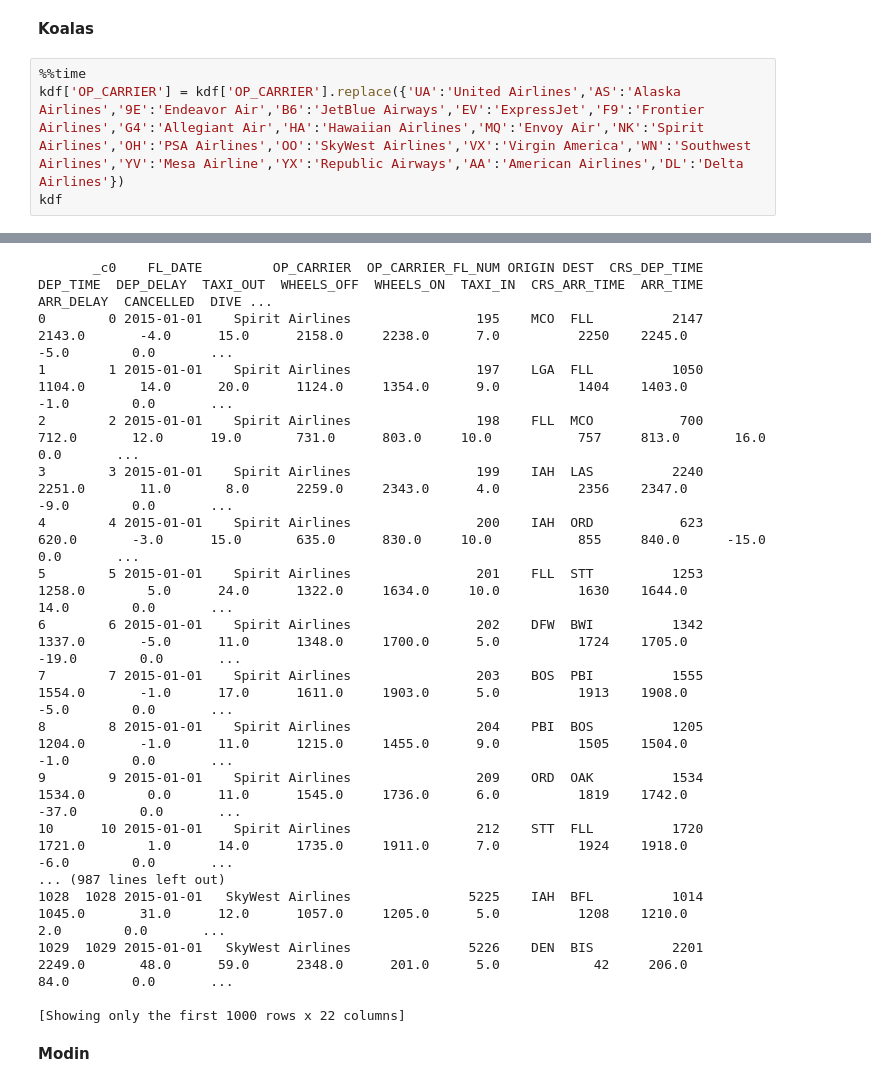
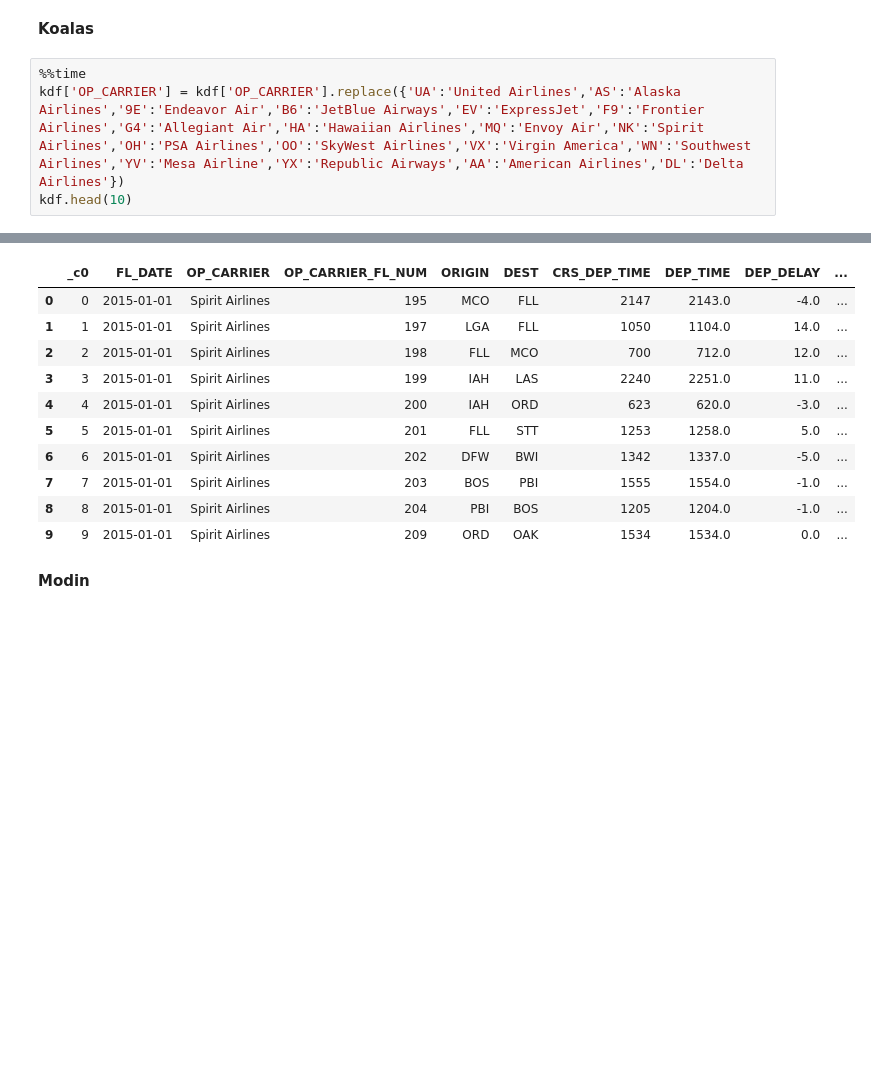
Before and after one commit to drshahizan/Python-big-data, a Jupyter notebook: Project/High Five/ProjectHPDP_GroupHighFive.ipynb, the cells around one changed output, grey strips where cells are left out. Drawn from its saved outputs; the diff is of its cells as text; blank space fills up the shorter version.

```diff
--- a/Project/High Five/ProjectHPDP_GroupHighFive.ipynb
+++ b/Project/High Five/ProjectHPDP_GroupHighFive.ipynb
@@ -502,5 +502,5 @@ Wall time: 6.9 s
 # %%
 %%time
 kdf['OP_CARRIER'] = kdf['OP_CARRIER'].replace({'UA':'United Airlines','AS':'Alaska Airlines','9E':'Endeavor Air','B6':'JetBlue Airways','EV':'ExpressJet','F9':'Frontier Airlines','G4':'Allegiant Air','HA':'Hawaiian Airlines','MQ':'Envoy Air','NK':'Spirit Airlines','OH':'PSA Airlines','OO':'SkyWest Airlines','VX':'Virgin America','WN':'Southwest Airlines','YV':'Mesa Airline','YX':'Republic Airways','AA':'American Airlines','DL':'Delta Airlines'})
-kdf
+kdf.head(10)
 # %% [output]
@@ -509,20 +509,14 @@ Wall time: 361 ms
-       _c0    FL_DATE         OP_CARRIER  OP_CARRIER_FL_NUM ORIGIN DEST  CRS_DEP_TIME  DEP_TIME  DEP_DELAY  TAXI_OUT  WHEELS_OFF  WHEELS_ON  TAXI_IN  CRS_ARR_TIME  ARR_TIME  ARR_DELAY  CANCELLED  DIVE ...
-0        0 2015-01-01    Spirit Airlines                195    MCO  FLL          2147    2143.0       -4.0      15.0      2158.0     2238.0      7.0          2250    2245.0       -5.0        0.0       ...
-1        1 2015-01-01    Spirit Airlines                197    LGA  FLL          1050    1104.0       14.0      20.0      1124.0     1354.0      9.0          1404    1403.0       -1.0        0.0       ...
-2        2 2015-01-01    Spirit Airlines                198    FLL  MCO           700     712.0       12.0      19.0       731.0      803.0     10.0           757     813.0       16.0        0.0       ...
-3        3 2015-01-01    Spirit Airlines                199    IAH  LAS          2240    2251.0       11.0       8.0      2259.0     2343.0      4.0          2356    2347.0       -9.0        0.0       ...
-4        4 2015-01-01    Spirit Airlines                200    IAH  ORD           623     620.0       -3.0      15.0       635.0      830.0     10.0           855     840.0      -15.0        0.0       ...
-5        5 2015-01-01    Spirit Airlines                201    FLL  STT          1253    1258.0        5.0      24.0      1322.0     1634.0     10.0          1630    1644.0       14.0        0.0       ...
-6        6 2015-01-01    Spirit Airlines                202    DFW  BWI          1342    1337.0       -5.0      11.0      1348.0     1700.0      5.0          1724    1705.0      -19.0        0.0       ...
-7        7 2015-01-01    Spirit Airlines                203    BOS  PBI          1555    1554.0       -1.0      17.0      1611.0     1903.0      5.0          1913    1908.0       -5.0        0.0       ...
-8        8 2015-01-01    Spirit Airlines                204    PBI  BOS          1205    1204.0       -1.0      11.0      1215.0     1455.0      9.0          1505    1504.0       -1.0        0.0       ...
-9        9 2015-01-01    Spirit Airlines                209    ORD  OAK          1534    1534.0        0.0      11.0      1545.0     1736.0      6.0          1819    1742.0      -37.0        0.0       ...
-10      10 2015-01-01    Spirit Airlines                212    STT  FLL          1720    1721.0        1.0      14.0      1735.0     1911.0      7.0          1924    1918.0       -6.0        0.0       ...
-... (987 lines left out)
-1028  1028 2015-01-01   SkyWest Airlines               5225    IAH  BFL          1014    1045.0       31.0      12.0      1057.0     1205.0      5.0          1208    1210.0        2.0        0.0       ...
-1029  1029 2015-01-01   SkyWest Airlines               5226    DEN  BIS          2201    2249.0       48.0      59.0      2348.0      201.0      5.0            42     206.0       84.0        0.0       ...
-
-[Showing only the first 1000 rows x 22 columns]
+|  | _c0 | FL_DATE | OP_CARRIER | OP_CARRIER_FL_NUM | ORIGIN | DEST | CRS_DEP_TIME | DEP_TIME | DEP_DELAY | ... |
+| 0 | 0 | 2015-01-01 | Spirit Airlines | 195 | MCO | FLL | 2147 | 2143.0 | -4.0 | ... |
+| 1 | 1 | 2015-01-01 | Spirit Airlines | 197 | LGA | FLL | 1050 | 1104.0 | 14.0 | ... |
+| 2 | 2 | 2015-01-01 | Spirit Airlines | 198 | FLL | MCO | 700 | 712.0 | 12.0 | ... |
+| 3 | 3 | 2015-01-01 | Spirit Airlines | 199 | IAH | LAS | 2240 | 2251.0 | 11.0 | ... |
+| 4 | 4 | 2015-01-01 | Spirit Airlines | 200 | IAH | ORD | 623 | 620.0 | -3.0 | ... |
+| 5 | 5 | 2015-01-01 | Spirit Airlines | 201 | FLL | STT | 1253 | 1258.0 | 5.0 | ... |
+| 6 | 6 | 2015-01-01 | Spirit Airlines | 202 | DFW | BWI | 1342 | 1337.0 | -5.0 | ... |
+| 7 | 7 | 2015-01-01 | Spirit Airlines | 203 | BOS | PBI | 1555 | 1554.0 | -1.0 | ... |
+| 8 | 8 | 2015-01-01 | Spirit Airlines | 204 | PBI | BOS | 1205 | 1204.0 | -1.0 | ... |
+| 9 | 9 | 2015-01-01 | Spirit Airlines | 209 | ORD | OAK | 1534 | 1534.0 | 0.0 | ... |
 # %% [markdown]
 **Modin**
 # %%
```
Also changed, not shown: parts of 2 cells of this notebook.
